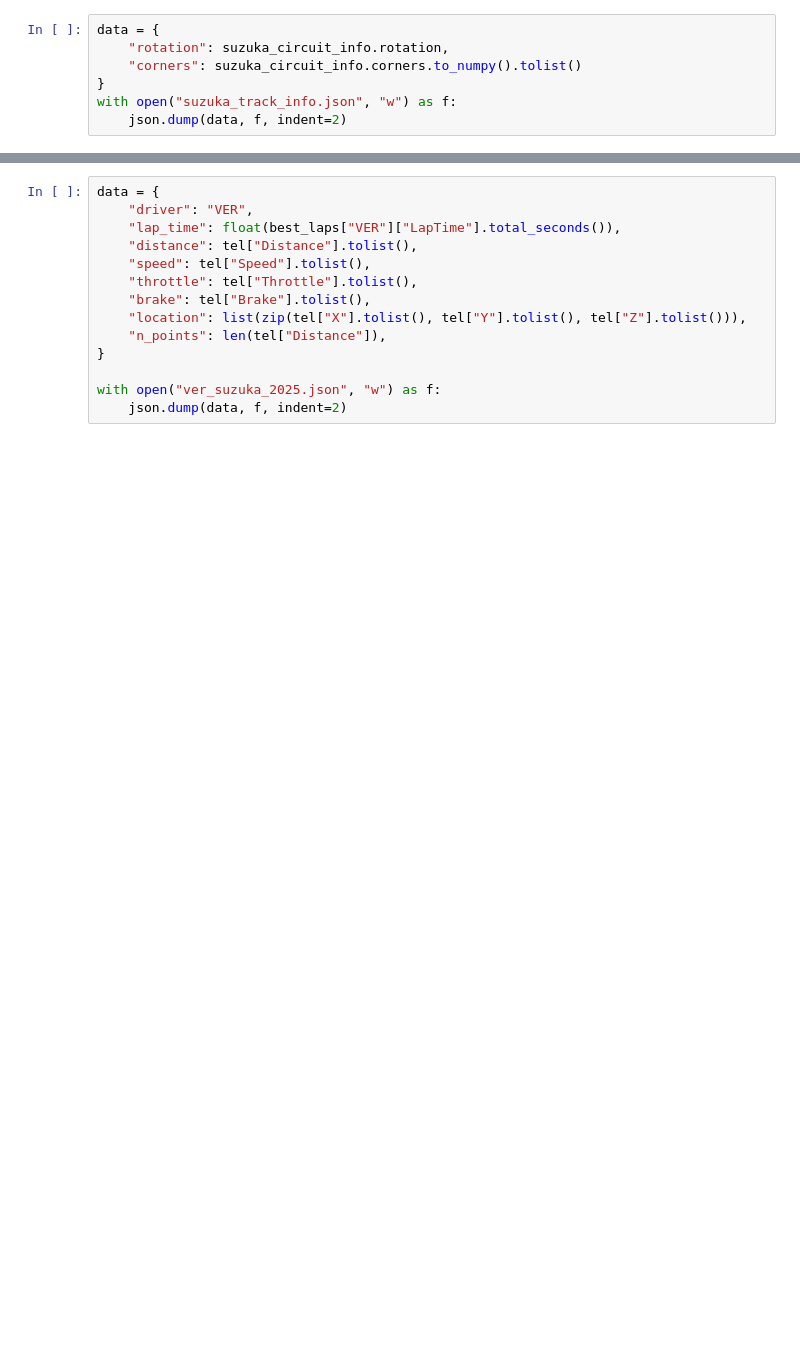
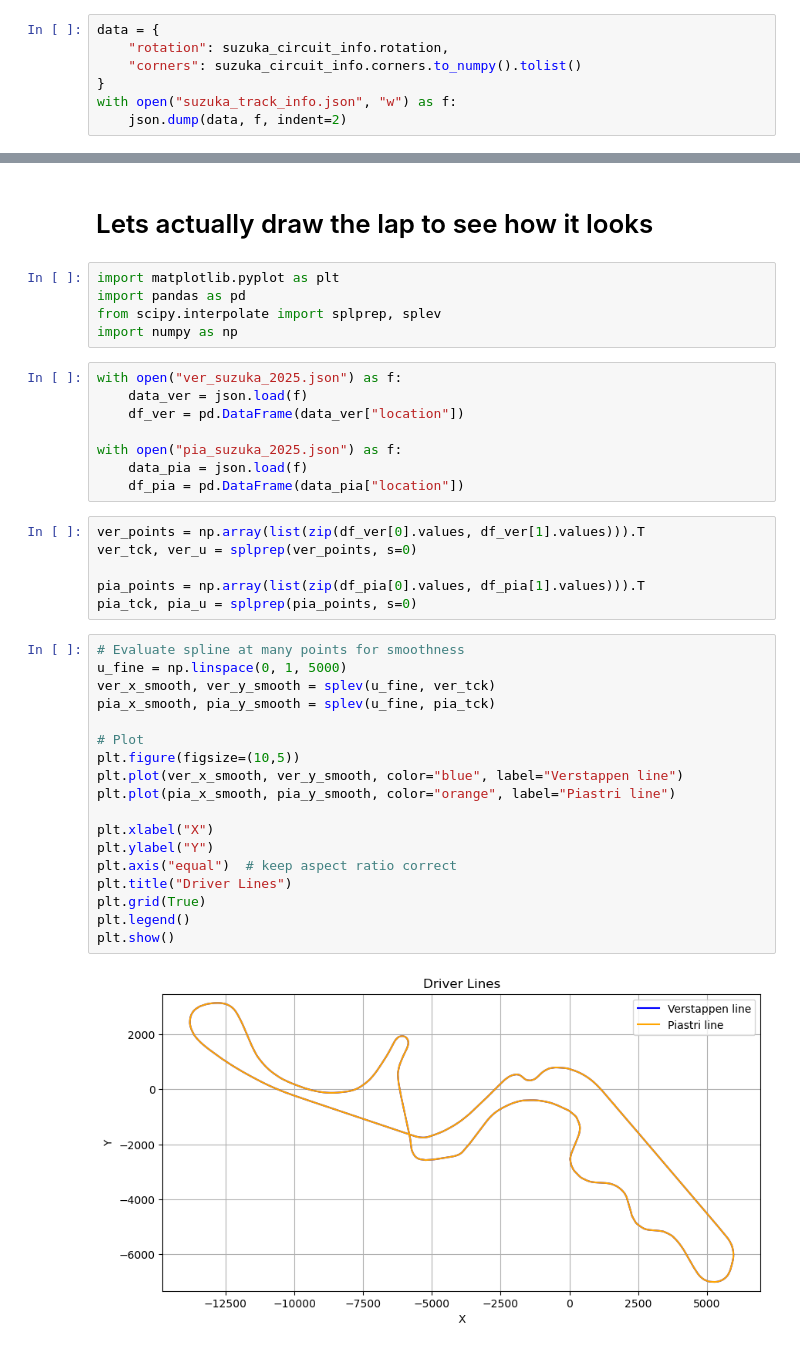
Before and after one commit to nu-cs-sw-design/project-20252601-sd_final_project, a Jupyter notebook: testing_fastf1.ipynb, the cells around one changed output, grey strips where cells are left out. Drawn from its saved outputs; the diff is of its cells as text; blank space fills up the shorter version.

Commit message:
draw lap, clean up constants

```diff
--- a/testing_fastf1.ipynb
+++ b/testing_fastf1.ipynb
@@ -120,14 +51,41 @@ Index(['Date', 'SessionTime', 'DriverAhead', 'DistanceToDriverAhead', 'Time',
-# %%
-data = {
-    "driver": "VER",
-    "lap_time": float(best_laps["VER"]["LapTime"].total_seconds()),
-    "distance": tel["Distance"].tolist(),
-    "speed": tel["Speed"].tolist(),
-    "throttle": tel["Throttle"].tolist(),
-    "brake": tel["Brake"].tolist(),
-    "location": list(zip(tel["X"].tolist(), tel["Y"].tolist(), tel["Z"].tolist())),
-    "n_points": len(tel["Distance"]),
-}
-
-with open("ver_suzuka_2025.json", "w") as f:
-    json.dump(data, f, indent=2)
+# %% [markdown]
+# Lets actually draw the lap to see how it looks
+# %%
+import matplotlib.pyplot as plt
+import pandas as pd
+from scipy.interpolate import splprep, splev
+import numpy as np
+# %%
+with open("ver_suzuka_2025.json") as f:
+    data_ver = json.load(f)
+    df_ver = pd.DataFrame(data_ver["location"])
+
+with open("pia_suzuka_2025.json") as f:
+    data_pia = json.load(f)
+    df_pia = pd.DataFrame(data_pia["location"])
+# %%
+ver_points = np.array(list(zip(df_ver[0].values, df_ver[1].values))).T
+ver_tck, ver_u = splprep(ver_points, s=0)
+
+pia_points = np.array(list(zip(df_pia[0].values, df_pia[1].values))).T
+pia_tck, pia_u = splprep(pia_points, s=0)
+# %%
+# Evaluate spline at many points for smoothness
+u_fine = np.linspace(0, 1, 5000)
+ver_x_smooth, ver_y_smooth = splev(u_fine, ver_tck)
+pia_x_smooth, pia_y_smooth = splev(u_fine, pia_tck)
+
+# Plot
+plt.figure(figsize=(10,5))
+plt.plot(ver_x_smooth, ver_y_smooth, color="blue", label="Verstappen line")
+plt.plot(pia_x_smooth, pia_y_smooth, color="orange", label="Piastri line")
+
+plt.xlabel("X")
+plt.ylabel("Y")
+plt.axis("equal")  # keep aspect ratio correct
+plt.title("Driver Lines")
+plt.grid(True)
+plt.legend()
+plt.show()
+# %% [output]
+[figure, added]
```
Also changed, not shown: parts of 5 cells of this notebook, 9 other files.
